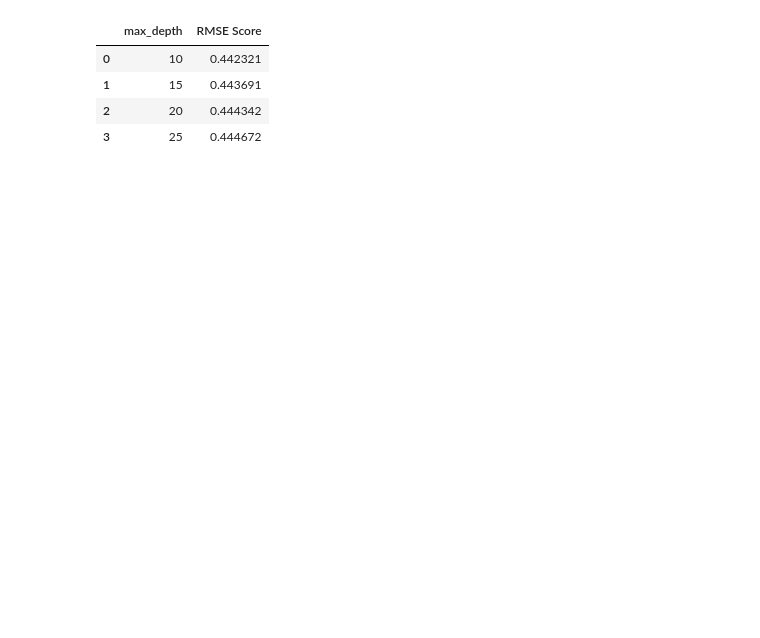
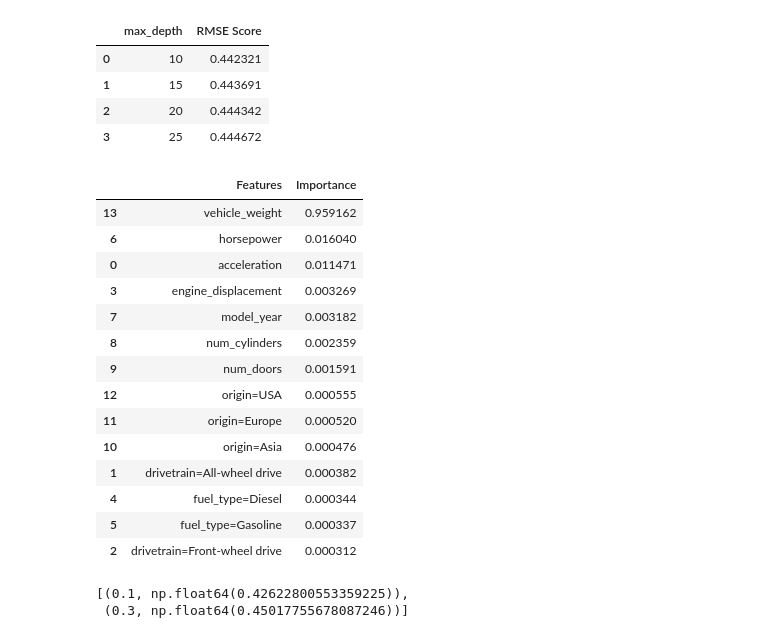
Before and after one commit to roozman/MLZoomcomp2025, a Jupyter notebook: 06/06.ipynb, the cells around one changed output. Saved outputs shown, nothing was run; the diff lists cells and outputs as text; code cells hidden in the pictures; blank space fills up the shorter version.

```diff
--- a/06/06.ipynb
+++ b/06/06.ipynb
@@ -136,3 +157,34 @@ df_rmse
 | 1 | 15 | 0.443691 |
 | 2 | 20 | 0.444342 |
 | 3 | 25 | 0.444672 |
+# %%
+model = RandomForestRegressor(
+    n_estimators=10,
+    max_depth=20,
+    random_state=1,
+    n_jobs=-1
+)
+model.fit(X_train, y_train)
+df_fi = pd.DataFrame({
+    'Features': dv.get_feature_names_out(),
+    'Importance': model.feature_importances_
+})
+df_fi.sort_values(by='Importance', ascending=False)
+# print(f'Columns: {len(cols)}')
+# print(f'Importance Array: {len(model.feature_importances_)}')
+# %% [output]
+|  | Features | Importance |
+| 13 | vehicle_weight | 0.959162 |
+| 6 | horsepower | 0.016040 |
+| 0 | acceleration | 0.011471 |
+| 3 | engine_displacement | 0.003269 |
+| 7 | model_year | 0.003182 |
+| 8 | num_cylinders | 0.002359 |
+| 9 | num_doors | 0.001591 |
+| 12 | origin=USA | 0.000555 |
+| 11 | origin=Europe | 0.000520 |
+| 10 | origin=Asia | 0.000476 |
+| 1 | drivetrain=All-wheel drive | 0.000382 |
+| 4 | fuel_type=Diesel | 0.000344 |
+| 5 | fuel_type=Gasoline | 0.000337 |
+| 2 | drivetrain=Front-wheel drive | 0.000312 |
@@ -138,0 +216,5 @@ df_rmse
+# %%
+scores
+# %% [output]
+[(0.1, np.float64(0.42622800553359225)),
+ (0.3, np.float64(0.45017755678087246))]
```
Also changed, not shown: parts of 5 cells of this notebook.
